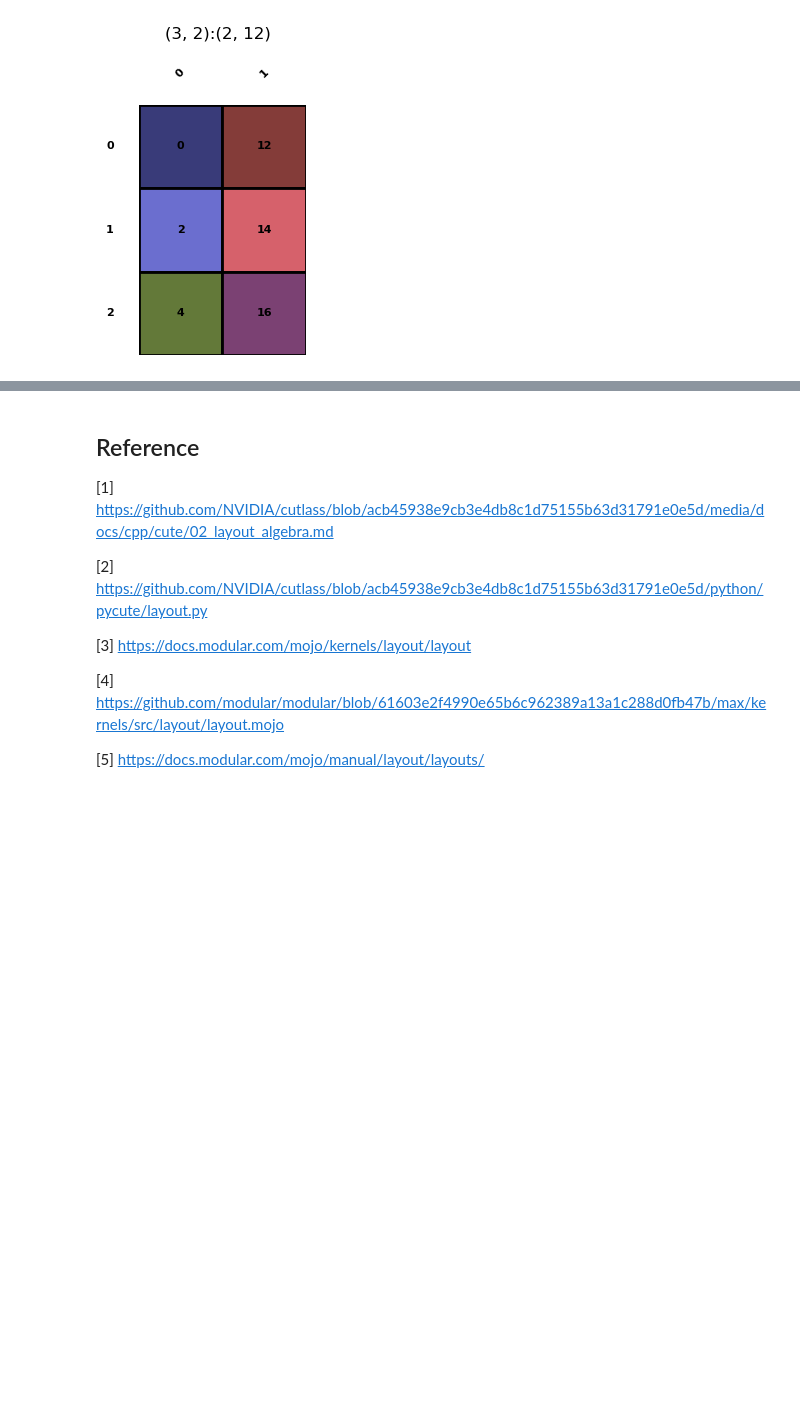
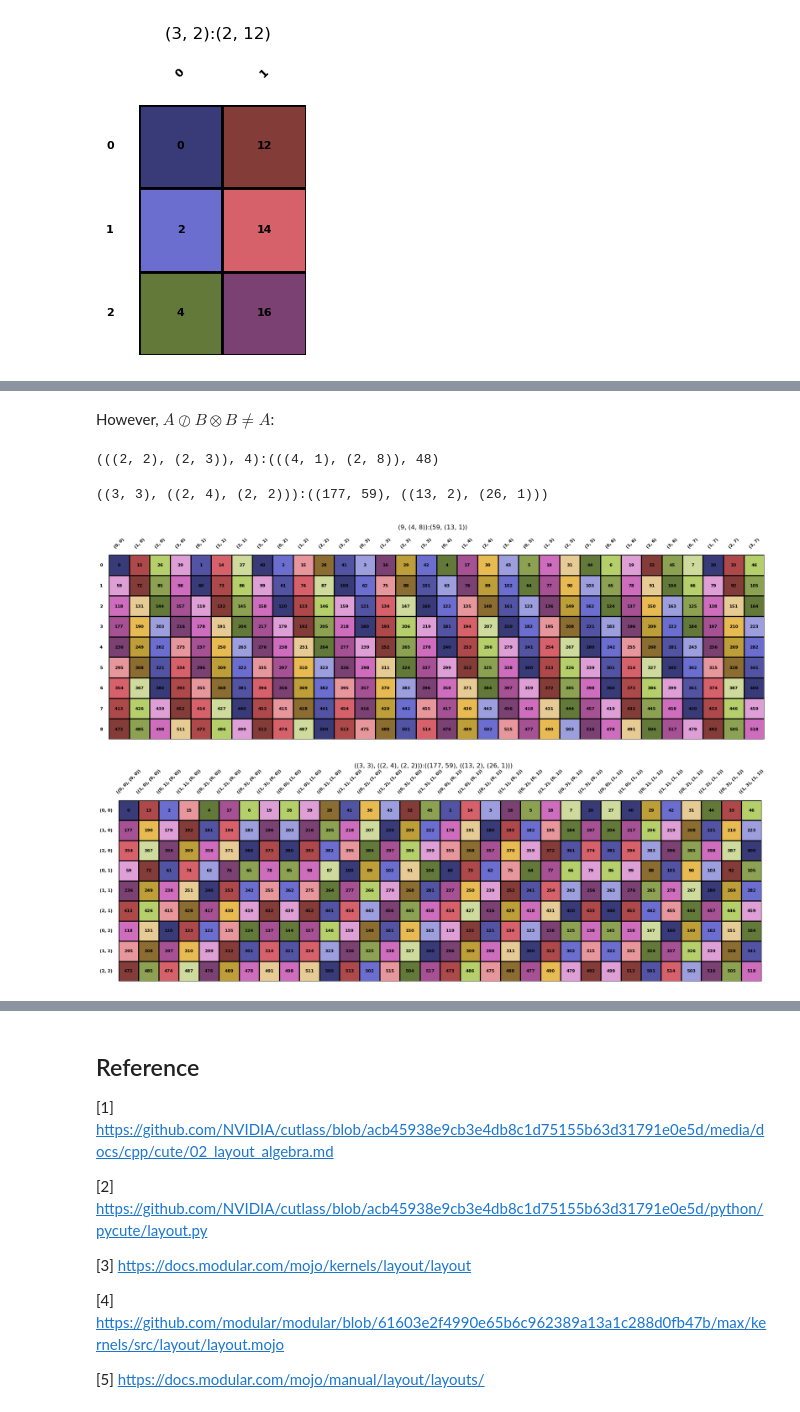
Before and after one commit to w32zhong/simp-intelligence, a Jupyter notebook: simp_intelligence/math/layout_basics.ipynb, the cells around one changed output, grey strips where cells are left out. Drawn from its saved outputs; the diff is of its cells as text; code cells hidden in the pictures; blank space fills up the shorter version.

```diff
--- a/simp_intelligence/math/layout_basics.ipynb
+++ b/simp_intelligence/math/layout_basics.ipynb
@@ -195,0 +221,12 @@ Layout.from_string('(2,2):(1,6)').visualize().complement(24, verbose=True).visua
+# %% [markdown]
+However, $A \oslash B \otimes B \not= A$:
+# %%
+Layout.from_string('((2, 2), (2, 3)):((4, 1), (2, 8))').logical_product(Layout.from_string('4:2'))
+# %% [output]
+(((2, 2), (2, 3)), 4):(((4, 1), (2, 8)), 48)
+# %%
+Layout.from_string('(9,(4,8)):(59,(13,1))').visualize().logical_divide(Layout.from_string('3,(2,4):3,(1,8)'), by_mode=True).visualize()
+# %% [output]
+((3, 3), ((2, 4), (2, 2))):((177, 59), ((13, 2), (26, 1)))
+[figure, added]
+[figure, added]
```
Also changed, not shown: parts of 8 cells of this notebook, 1 other file.
